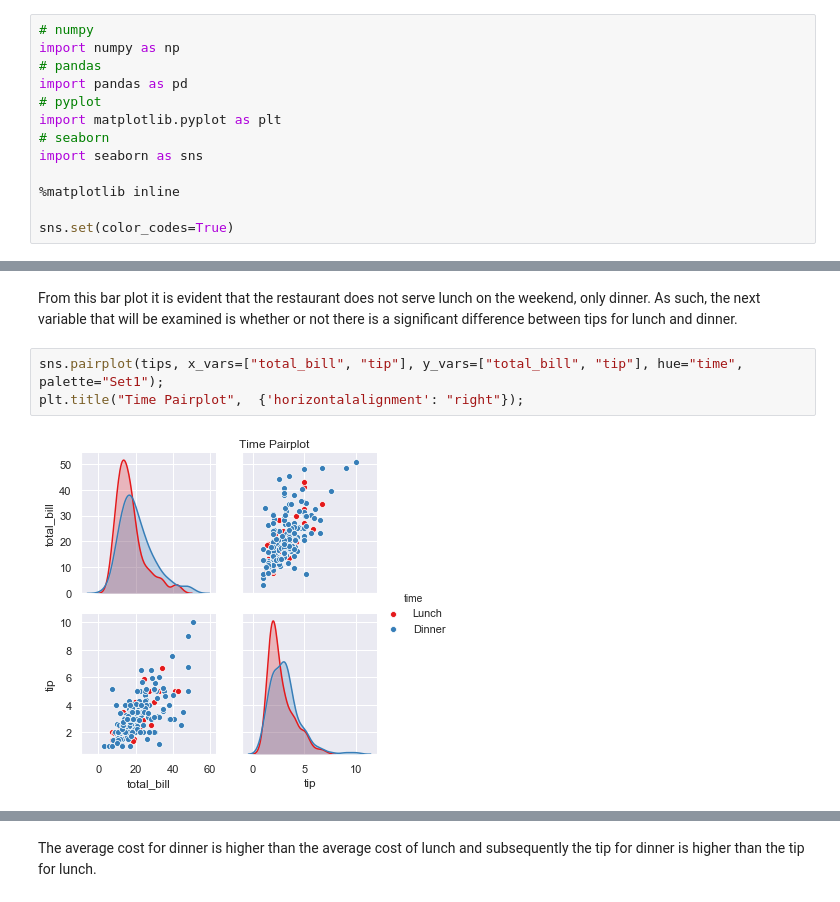
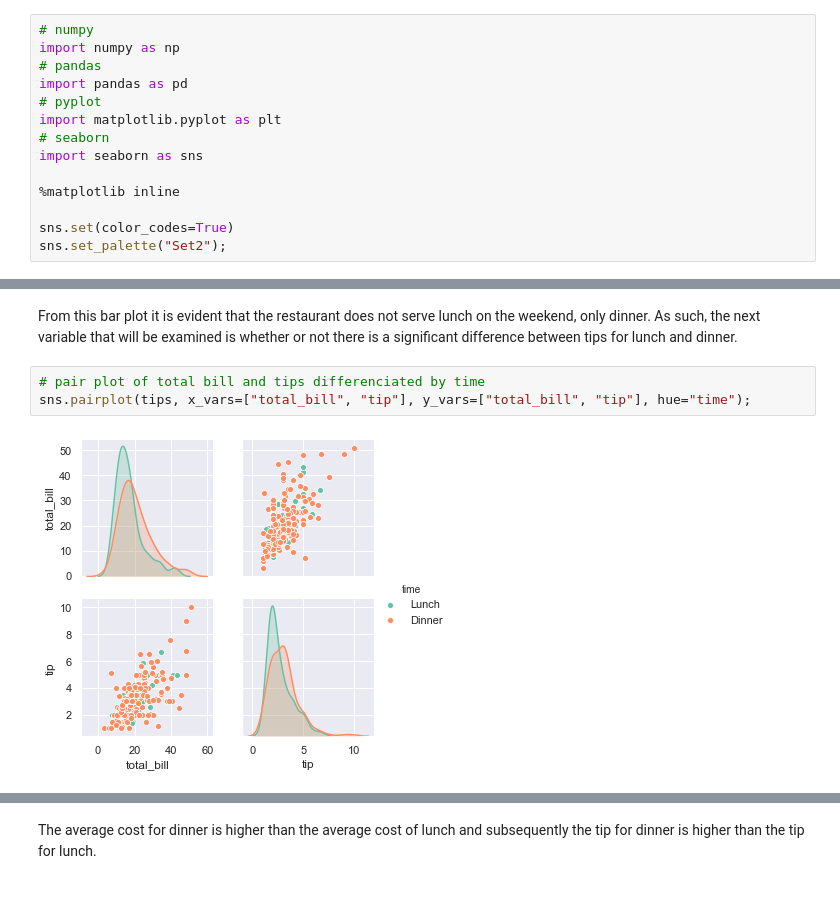
Before and after one commit to ANihill/Fundamentals-Assessment, a Jupyter notebook: Fundamentals of Data Analytics - Assessment.ipynb, the cells around one changed output, grey strips where cells are left out. Drawn from its saved outputs; the diff is of its cells as text.

Commit message:
set global colour palette

```diff
--- a/Fundamentals of Data Analytics - Assessment.ipynb
+++ b/Fundamentals of Data Analytics - Assessment.ipynb
@@ -11,6 +11,7 @@ import seaborn as sns
 %matplotlib inline
 
 sns.set(color_codes=True)
+sns.set_palette("Set2");
 # %%
 # import tips dataset from seaborn
 tips = sns.load_dataset("tips")
@@ -230,8 +254,8 @@ plt.title("Bar Plot of Tips on Weekend");
 # %% [markdown]
 From this bar plot it is evident that the restaurant does not serve lunch on the weekend, only dinner. As such, the next variable that will be examined is whether or not there is a significant difference between tips for lunch and dinner.
 # %%
-sns.pairplot(tips, x_vars=["total_bill", "tip"], y_vars=["total_bill", "tip"], hue="time", palette="Set1");
-plt.title("Time Pairplot",  {'horizontalalignment': "right"});
+# pair plot of total bill and tips differenciated by time
+sns.pairplot(tips, x_vars=["total_bill", "tip"], y_vars=["total_bill", "tip"], hue="time");
 # %% [output]
-[figure, old version]
+[figure, new version]
 # %%
```
Also changed, not shown: parts of 43 cells of this notebook.
